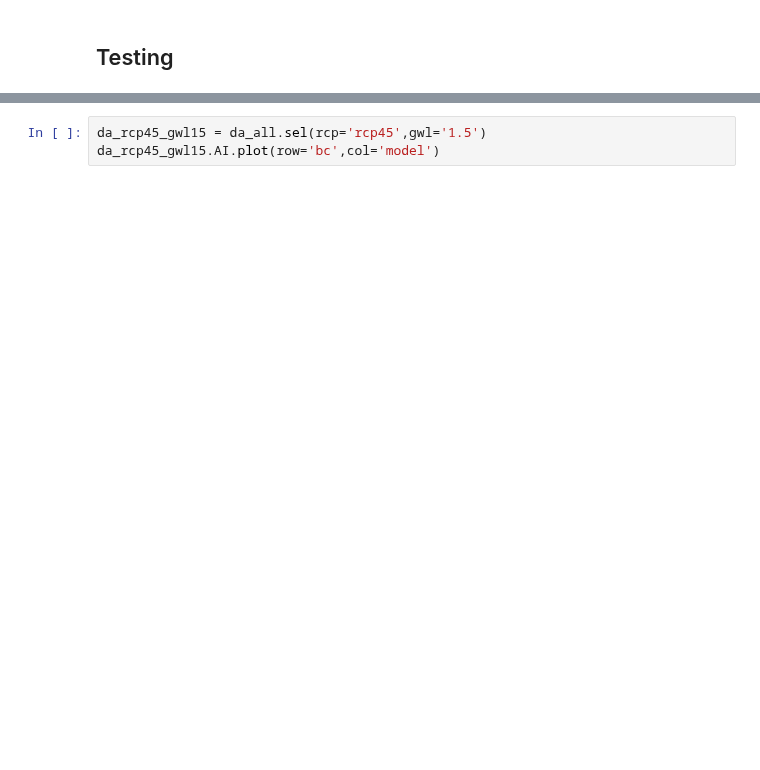
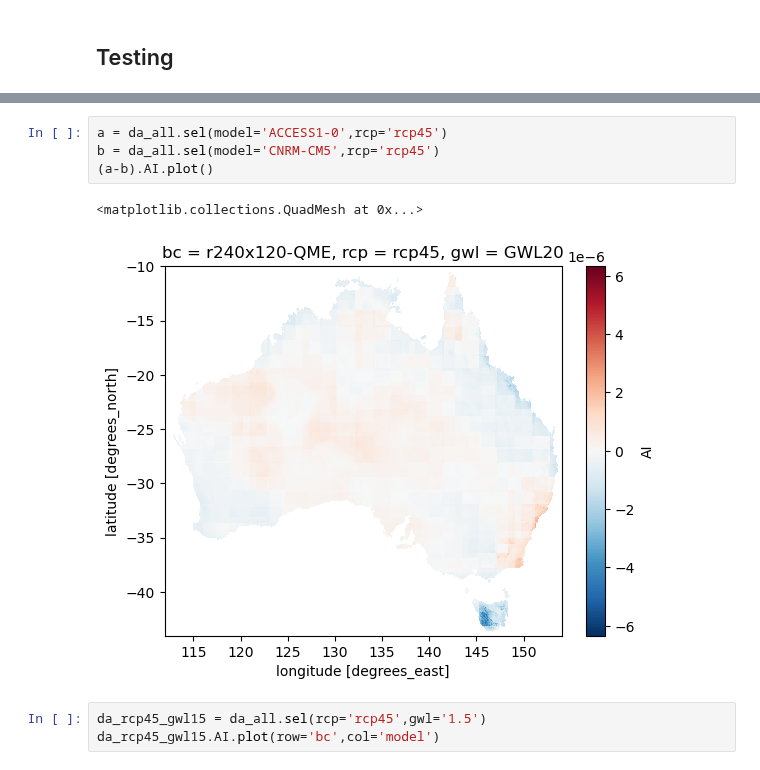
Before and after one commit to AusClimateService/hazards-drought, a Jupyter notebook: ACS_aridity_AWRA-L.ipynb, the cells around one changed output, grey strips where cells are left out. Saved outputs shown, nothing was run; the diff lists cells and outputs as text; blank space fills up the shorter version.

```diff
--- a/ACS_aridity_AWRA-L.ipynb
+++ b/ACS_aridity_AWRA-L.ipynb
@@ -271,3 +283,10 @@ print(da_all)
+# %%
+a = da_all.sel(model='ACCESS1-0',rcp='rcp45')
+b = da_all.sel(model='CNRM-CM5',rcp='rcp45')
+(a-b).AI.plot()
+# %% [output]
+<matplotlib.collections.QuadMesh at 0x...>
+[figure, added]
 # %%
 da_rcp45_gwl15 = da_all.sel(rcp='rcp45',gwl='1.5')
 da_rcp45_gwl15.AI.plot(row='bc',col='model')
```
Also changed, not shown: parts of 4 cells of this notebook.
